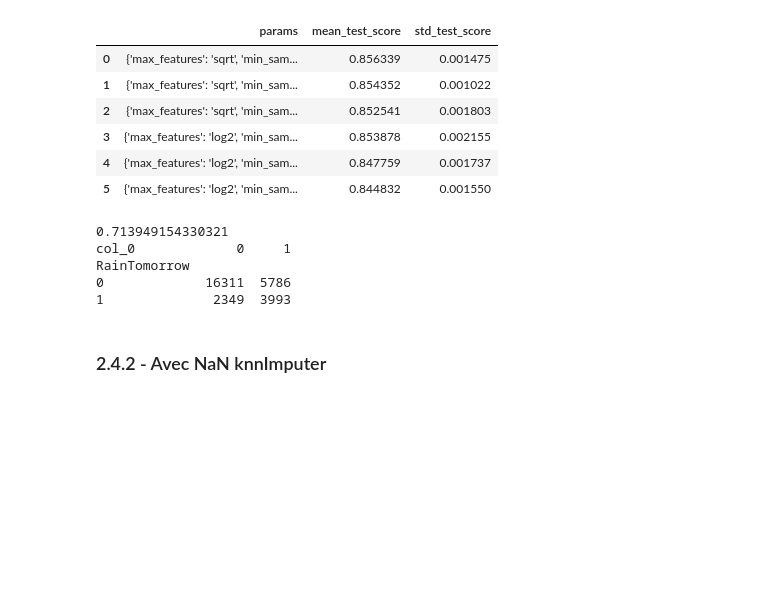
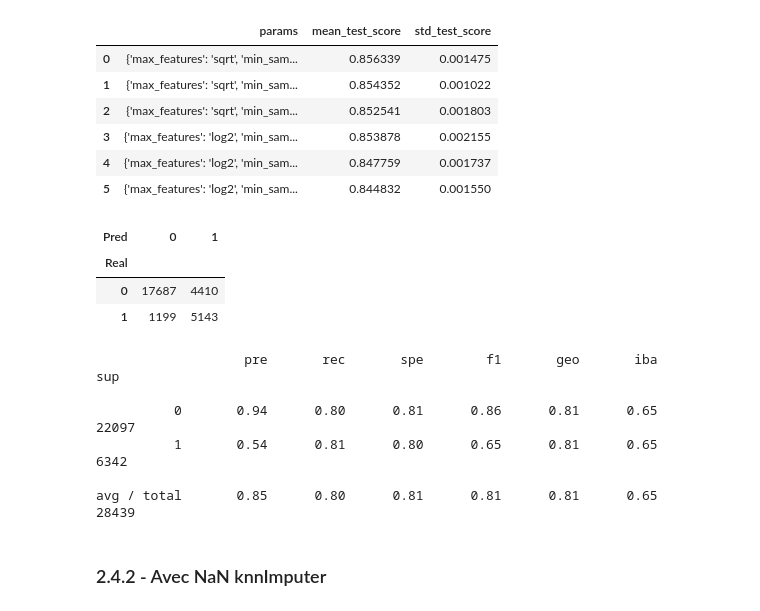
Before and after one commit to Romainpf/RainTomorrw, a Jupyter notebook: fev22_bds_meteo_V4.1.ipynb, the cells around one changed output. Drawn from its saved outputs; the diff is of its cells as text; code cells hidden in the pictures; blank space fills up the shorter version.

Commit message:
Mise à jours des métriques

```diff
--- a/fev22_bds_meteo_V4.1.ipynb
+++ b/fev22_bds_meteo_V4.1.ipynb
@@ -1192,11 +1193,10 @@ df_num_mean = features_mean.select_dtypes(include="number")
 features_mean[df_num_mean.columns] = scaler.fit_transform(df_num_mean)
 
 # création d'un jeu d'entrainement et de test
-X_train_mean,X_test_mean,y_train_mean,y_test_mean = train_test_split(features_knn,target_knn,test_size=0.2,random_state=789)
+X_train_mean,X_test_mean,y_train_mean,y_test_mean = train_test_split(features_mean,target_mean,test_size=0.2,random_state=789)
 
 # le jeu de données étant déséquilibré nous allons appliqué la méthode d'undersampling
 Rus = RandomUnderSampler()
-X_ru_knn, y_ru_knn = Rus.fit_resample(X_train_knn,y_train_knn)
 X_ru_mean, y_ru_mean = Rus.fit_resample(X_train_mean,y_train_mean)
 # %%
 #afin de déterminer les meilleurs paramètres à utiliser dans notre modèle RandomForest nous réalisons un GrisearchCV
@@ -1227,15 +1227,24 @@ pd.DataFrame(gridcv.cv_results_)[['params', 'mean_test_score','std_test_score']]
 # %%
 clf_rf_mean = RandomForestClassifier (max_features = 'sqrt',min_samples_leaf = 1, random_state=789)
 clf_rf_mean.fit(X_ru_mean,y_ru_mean)
 y_pred_mean = clf_rf_mean.predict(X_test_mean)
-print(clf_rf_mean.score(X_test_mean,y_test_mean))
-print(pd.crosstab(y_test_mean,y_pred_mean))
+
+cm = pd.crosstab(y_test_mean, y_pred_mean, rownames = ['Real'], colnames = ['Pred'])
+display(cm)
+
+# Autres métriques
+print(classification_report_imbalanced(y_test_mean, y_pred_mean))
 # %% [output]
+| Pred | 0 | 1 |
+| Real |  |  |
+| 0 | 17687 | 4410 |
+| 1 | 1199 | 5143 |
-0.713949154330321
-col_0             0     1
-RainTomorrow
-0             16311  5786
-1              2349  3993
+                   pre       rec       spe        f1       geo       iba       sup
+
+          0       0.94      0.80      0.81      0.86      0.81      0.65     22097
+          1       0.54      0.81      0.80      0.65      0.81      0.65      6342
+
+avg / total       0.85      0.80      0.81      0.81      0.81      0.65     28439
 # %% [markdown]
 ### 2.4.2 - Avec NaN knnImputer
 # %%
```
Also changed, not shown: parts of 3 cells of this notebook, 1 other file.
